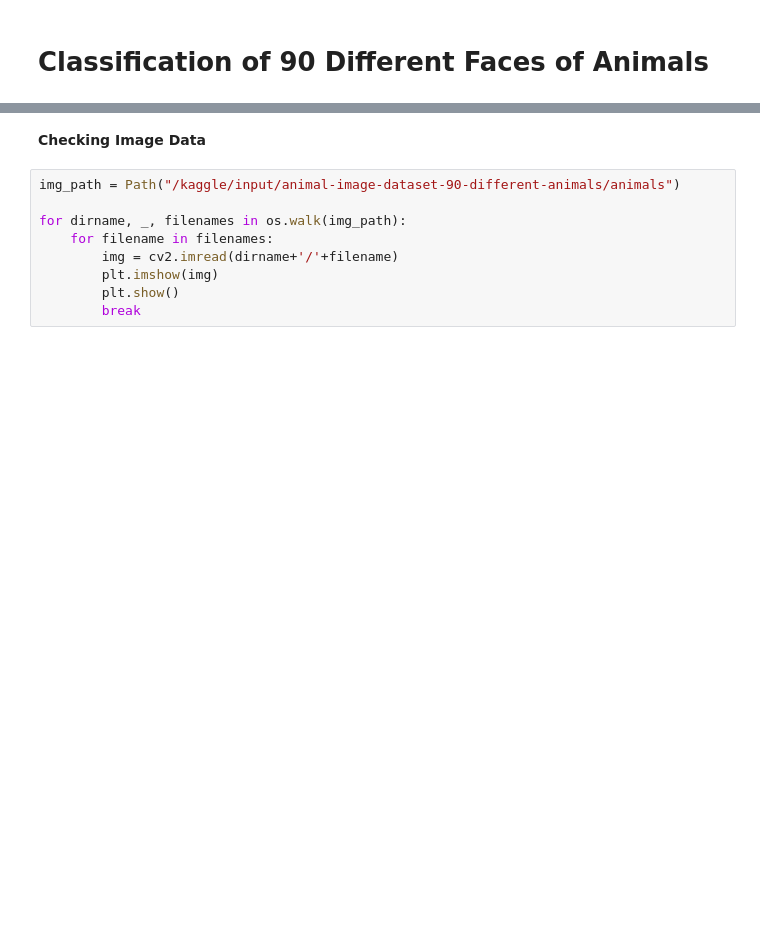
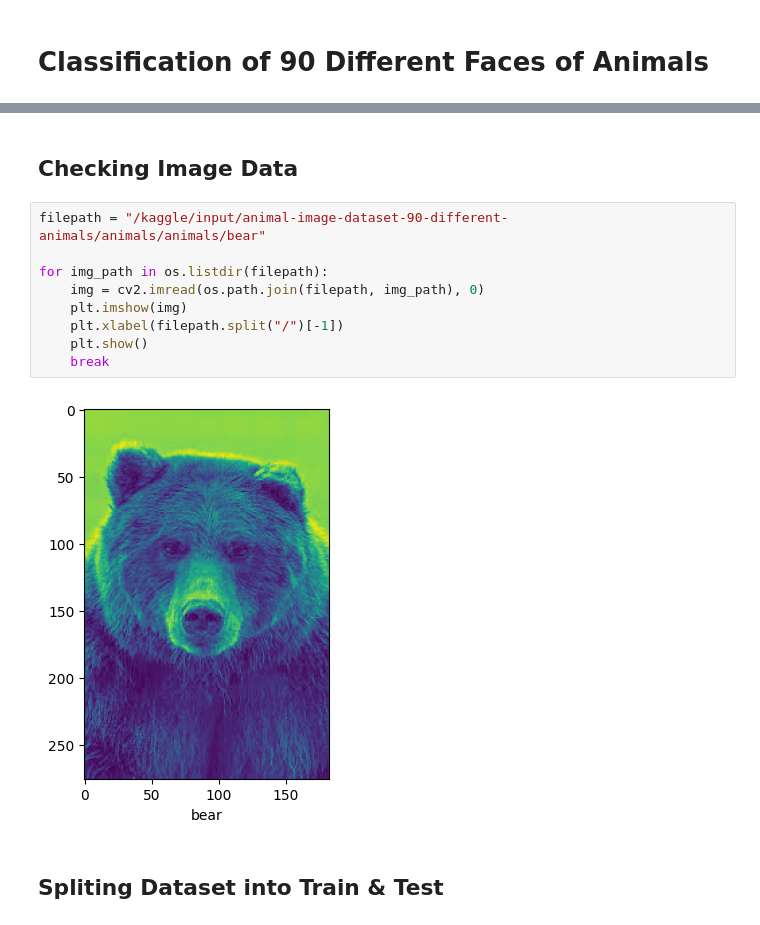
Before and after one commit to varunTarone/dl-project, a Jupyter notebook: animal-classification.ipynb, the cells around one changed output, grey strips where cells are left out. Cells and saved outputs as stored; diff of their text form; blank space fills up the shorter version.

Commit message:
Splitting Dataset

```diff
--- a/animal-classification.ipynb
+++ b/animal-classification.ipynb
@@ -35,13 +65,17 @@ for dirname, _, filenames in os.walk('/kaggle/input'):
 /kaggle/input/animal-image-dataset-90-different-animals/animals/animals/turkey/2e91654bef.jpg
 /kaggle/input/animal-image-dataset-90-different-animals/animals/animals/boar/61c314e564.jpg
 # %% [markdown]
-**Checking Image Data**
+## Checking Image Data
 # %%
-img_path = Path("/kaggle/input/animal-image-dataset-90-different-animals/animals")
+filepath = "/kaggle/input/animal-image-dataset-90-different-animals/animals/animals/bear"
 
-for dirname, _, filenames in os.walk(img_path):
-    for filename in filenames:
-        img = cv2.imread(dirname+'/'+filename)
-        plt.imshow(img)
-        plt.show()
-        break
+for img_path in os.listdir(filepath):
+    img = cv2.imread(os.path.join(filepath, img_path), 0)
+    plt.imshow(img)
+    plt.xlabel(filepath.split("/")[-1])
+    plt.show()
+    break
+# %% [output]
+[figure, added]
+# %% [markdown]
+## Spliting Dataset into Train & Test
```
Also changed, not shown: parts of 6 cells of this notebook.
